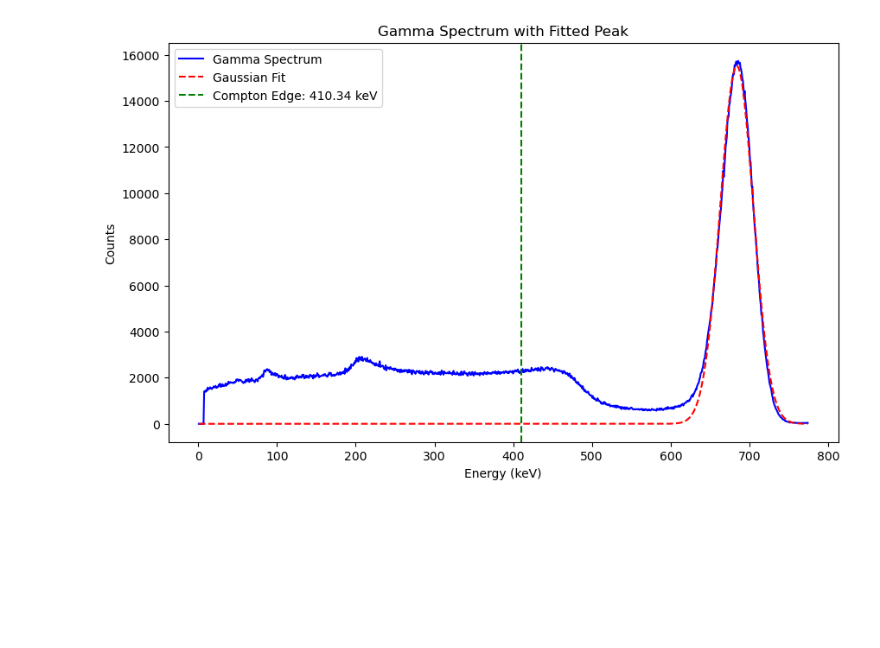
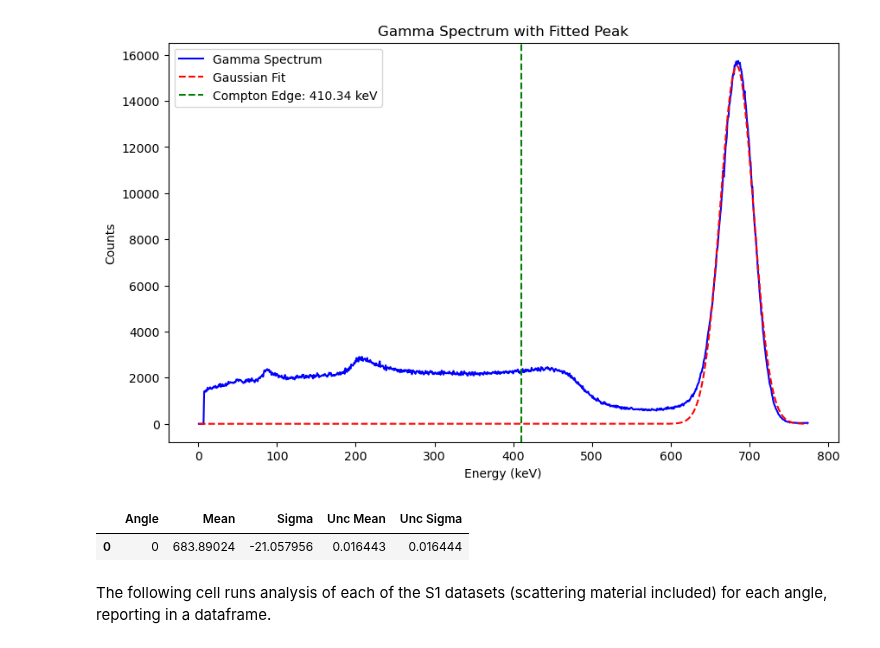
Before and after one commit to Steinburglar/advanced_exp, a Jupyter notebook: FAFO/TestCaseyCompton.ipynb, the cells around one changed output. Cells and saved outputs as stored; diff of their text form; code cells hidden in the pictures; blank space fills up the shorter version.

Commit message:
added more analysis

```diff
--- a/FAFO/TestCaseyCompton.ipynb
+++ b/FAFO/TestCaseyCompton.ipynb
@@ -104,6 +98,18 @@ plt.legend()
 plt.show()
 # %% [output]
 [figure]
+# %%
+#trim ROI gor guassian fit
+guass_trim_df = trim_df(control, 570, 800)
+baseline = run_all_S1_fits([guass_trim_df])
+display(baseline)
+E = baseline['Mean'][0]
+sig_E = baseline['Unc Mean'][0]
+# %% [output]
+|  | Angle | Mean | Sigma | Unc Mean | Unc Sigma |
+| 0 | 0 | 683.89024 | -21.057956 | 0.016443 | 0.016444 |
+# %% [markdown]
+The following cell runs analysis of each of the S1 datasets (scattering material included) for each angle, reporting in a dataframe.
 # %%
 mins = minimum_energy_S1()
 trimmed_info = trim_S1_dfs(all_info, mins)
```
Also changed, not shown: parts of 6 cells of this notebook, 3 other files.
